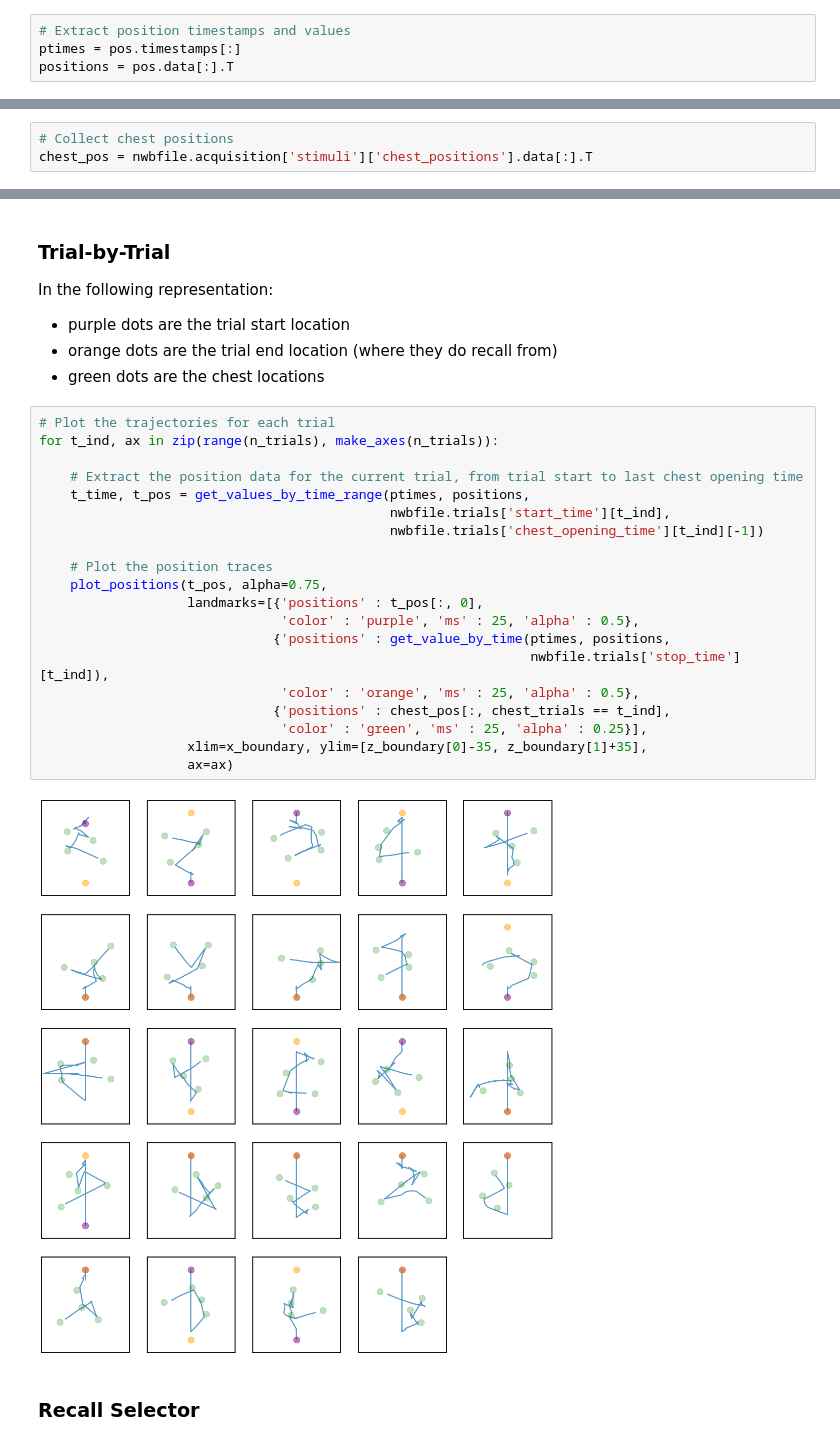
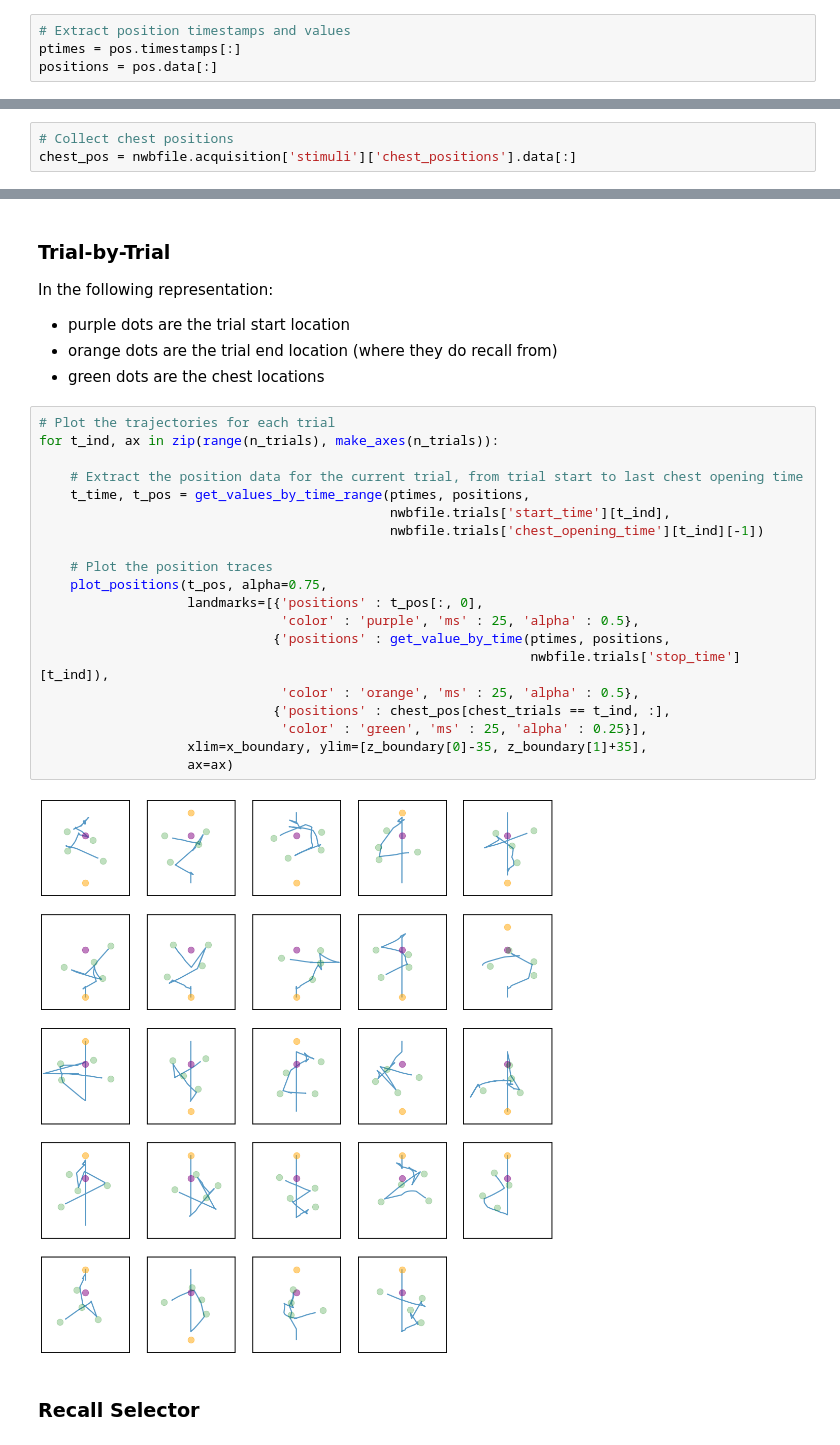
Before and after one commit to HSUPipeline/AnalyzeTH, a Jupyter notebook: notebooks/00-DataChecks.ipynb, the cells around one changed output, grey strips where cells are left out. Cells and saved outputs as stored; diff of their text form.

```diff
--- a/notebooks/00-DataChecks.ipynb
+++ b/notebooks/00-DataChecks.ipynb
@@ -128,7 +128,7 @@ This includes self-navigation, and transport.
 # %%
 # Extract position timestamps and values
 ptimes = pos.timestamps[:]
-positions = pos.data[:].T
+positions = pos.data[:]
 # %%
 # Plot the map across all position traces
 plot_positions(positions, figsize=(5, 7))
@@ -225,7 +225,7 @@ plot_heatmap(occ, title="Occupancy", figsize=(5, 4))
 ## Stimuli
 # %%
 # Collect chest positions
-chest_pos = nwbfile.acquisition['stimuli']['chest_positions'].data[:].T
+chest_pos = nwbfile.acquisition['stimuli']['chest_positions'].data[:]
 # %%
 # Plot the subject positions, overlaid with chest positions
 plot_positions(positions_trials, alpha=0.5, figsize=(5, 7),
@@ -253,25 +253,25 @@ In the following representation:
 # %%
 # Plot the trajectories for each trial
 for t_ind, ax in zip(range(n_trials), make_axes(n_trials)):
 
     # Extract the position data for the current trial, from trial start to last chest opening time
     t_time, t_pos = get_values_by_time_range(ptimes, positions,
                                              nwbfile.trials['start_time'][t_ind],
                                              nwbfile.trials['chest_opening_time'][t_ind][-1])
 
     # Plot the position traces
     plot_positions(t_pos, alpha=0.75,
                    landmarks=[{'positions' : t_pos[:, 0],
                                'color' : 'purple', 'ms' : 25, 'alpha' : 0.5},
                               {'positions' : get_value_by_time(ptimes, positions,
                                                                nwbfile.trials['stop_time'][t_ind]),
                                'color' : 'orange', 'ms' : 25, 'alpha' : 0.5},
-                              {'positions' : chest_pos[:, chest_trials == t_ind],
+                              {'positions' : chest_pos[chest_trials == t_ind, :],
                                'color' : 'green', 'ms' : 25, 'alpha' : 0.25}],
                    xlim=x_boundary, ylim=[z_boundary[0]-35, z_boundary[1]+35],
                    ax=ax)
 # %% [output]
-[figure, old version]
+[figure, new version]
 # %% [markdown]
 ### Recall Selector
 # %%
```
Also changed, not shown: parts of 4 cells of this notebook.
